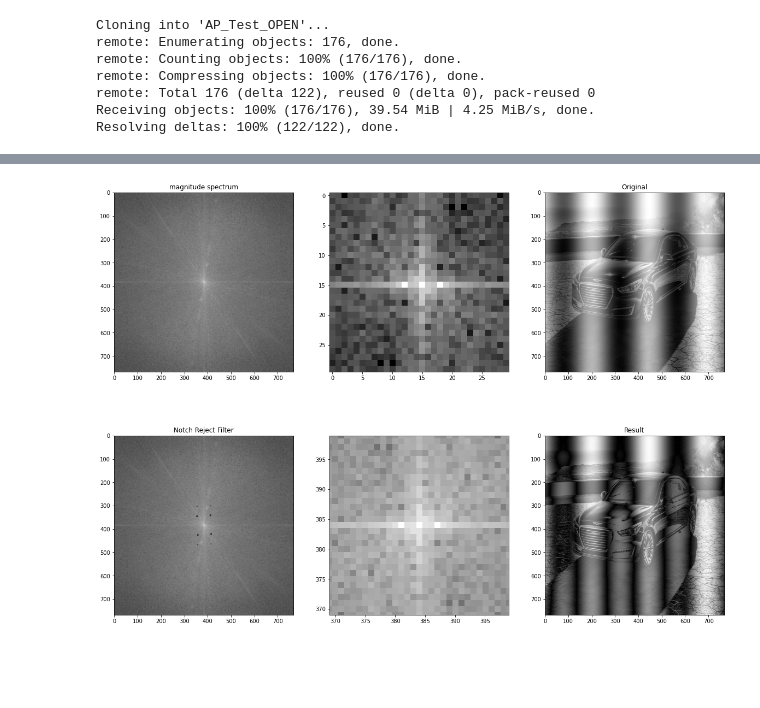
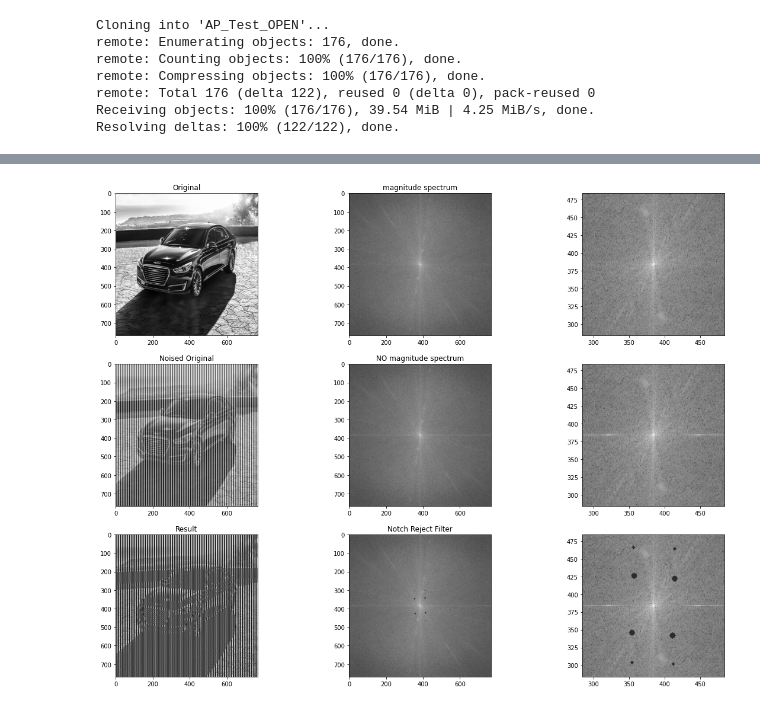
Before and after one commit to mckang6113875/AP_Test_OPEN, a Jupyter notebook: Image_Noise_Canceling_edit1.ipynb, the cells around one changed output, grey strips where cells are left out. Drawn from its saved outputs; the diff is of its cells as text; code cells hidden in the pictures; blank space fills up the shorter version.

```diff
--- a/Image_Noise_Canceling_edit1.ipynb
+++ b/Image_Noise_Canceling_edit1.ipynb
@@ -19,7 +19,7 @@ import matplotlib.pyplot as plt
 N = 768 #half 384
 x = np.linspace(-np.pi,np.pi, N)
 
-sine1D = np.sin(1*x*np.pi)*1 #simple noise
+sine1D = np.sin(20*x*np.pi)*1 #simple noise
 #sine1D = 0*x #zero noise
 grating = np.tile(sine1D, (N,1))
 
@@ -121,66 +158,86 @@ def notch_reject_filter(shape, d0=9, u_k=0, v_k=0):
 
     return H
 #-----------------------------------------------------
-###img = cv2.imread('input.png', 0)
-#img = original
-#img = noised
-img = noised2
+img1 = original
+img2 = noised
 
-f = np.fft.fft2(img)
-fshift = np.fft.fftshift(f)
-phase_spectrumR = np.angle(fshift)
-magnitude_spectrum = 20*np.log(np.abs(fshift))
+f1 = np.fft.fft2(img1)
+fshift1 = np.fft.fftshift(f1)
+phase_spectrumR1 = np.angle(fshift1)
+magnitude_spectrum1 = 20*np.log(np.abs(fshift1))
 
-img_shape = img.shape
+f2 = np.fft.fft2(img2)
+fshift2 = np.fft.fftshift(f2)
+phase_spectrumR2 = np.angle(fshift2)
+magnitude_spectrum2 = 20*np.log(np.abs(fshift2))
+
+img_shape = img2.shape
 
 H1 = notch_reject_filter(img_shape, 4, 38, 30)
 H2 = notch_reject_filter(img_shape, 4, -42, 27)
 H3 = notch_reject_filter(img_shape, 2, 80, 30)
 H4 = notch_reject_filter(img_shape, 2, -82, 28)
 ##################################################
 
 NotchFilter = H1*H2*H3*H4
-NotchRejectCenter = fshift * NotchFilter
+NotchRejectCenter = fshift2 * NotchFilter
 NotchReject = np.fft.ifftshift(NotchRejectCenter)
 inverse_NotchReject = np.fft.ifft2(NotchReject)  # Compute the inverse DFT of the result
 
 Result = np.abs(inverse_NotchReject)
 
 ###############################################################################
-x, y = 369, 369 #0~768:x-axis, 0~768:y-axis
-w, h = 30, 30
+#x, y = 334, 334 #0~768:x-axis, 0~768:y-axis
+#w, h = 50, 50
 
-ROI = magnitude_spectrum[x:x+w, y:y+h]
+#ROI1 = magnitude_spectrum1[x:x+w, y:y+h]
+#ROI2 = magnitude_spectrum2[x:x+w, y:y+h]
 ###############################################################################
 fig = plt.figure(figsize=(20, 15))
 
-plt.subplot(231)
-plt.imshow(magnitude_spectrum, cmap='gray')
+plt.subplot(331)
+plt.imshow(img1, cmap='gray')
+plt.title('Original')
+
+plt.subplot(332)
+plt.imshow(magnitude_spectrum1, cmap='gray')
 plt.title('magnitude spectrum')
 
-plt.subplot(232)
-plt.imshow(ROI, cmap='gray')
+plt.subplot(333)
+plt.imshow(magnitude_spectrum1, cmap='gray')
+plt.xlim(384-100, 384+100)
+plt.ylim(384-100, 384+100)
 
-plt.subplot(233)
-plt.imshow(img, cmap='gray')
-plt.title('Original')
+plt.subplot(334)
+plt.imshow(img2, cmap='gray')
+plt.title('Noised Original')
 
-plt.subplot(234)
-plt.imshow(magnitude_spectrum*NotchFilter, "gray")
-plt.title("Notch Reject Filter")
+plt.subplot(335)
+plt.imshow(magnitude_spectrum2, cmap='gray')
+plt.title('NO magnitude spectrum')
 
-plt.subplot(235)
-plt.imshow(magnitude_spectrum*NotchFilter, cmap='gray')
-plt.xlim(384-15, 384+15)
-plt.ylim(384-15, 384+15)
+plt.subplot(336)
+plt.imshow(magnitude_spectrum2, cmap='gray')
+plt.xlim(384-100, 384+100)
+plt.ylim(384-100, 384+100)
 
-plt.subplot(236)
+##############################################################################
+plt.subplot(337)
 plt.imshow(Result, "gray")
 plt.title("Result")
 
+plt.subplot(338)
+plt.imshow(magnitude_spectrum2*NotchFilter, "gray")
+plt.title("Notch Reject Filter")
+
+plt.subplot(339)
+plt.imshow(magnitude_spectrum2*NotchFilter, cmap='gray')
+plt.xlim(384-100, 384+100)
+plt.ylim(384-100, 384+100)
+
 plt.show()
 # %% [output]
-[figure, old version]
+[figure, new version]
 # %%
 def gaussLowPassFilter(shape, radius=10):  # Gaussian low pass filter
         u, v = np.mgrid[-1:1:2.0 / shape[0], -1:1:2.0 / shape[1]]
```
Also changed, not shown: parts of 4 cells of this notebook.
